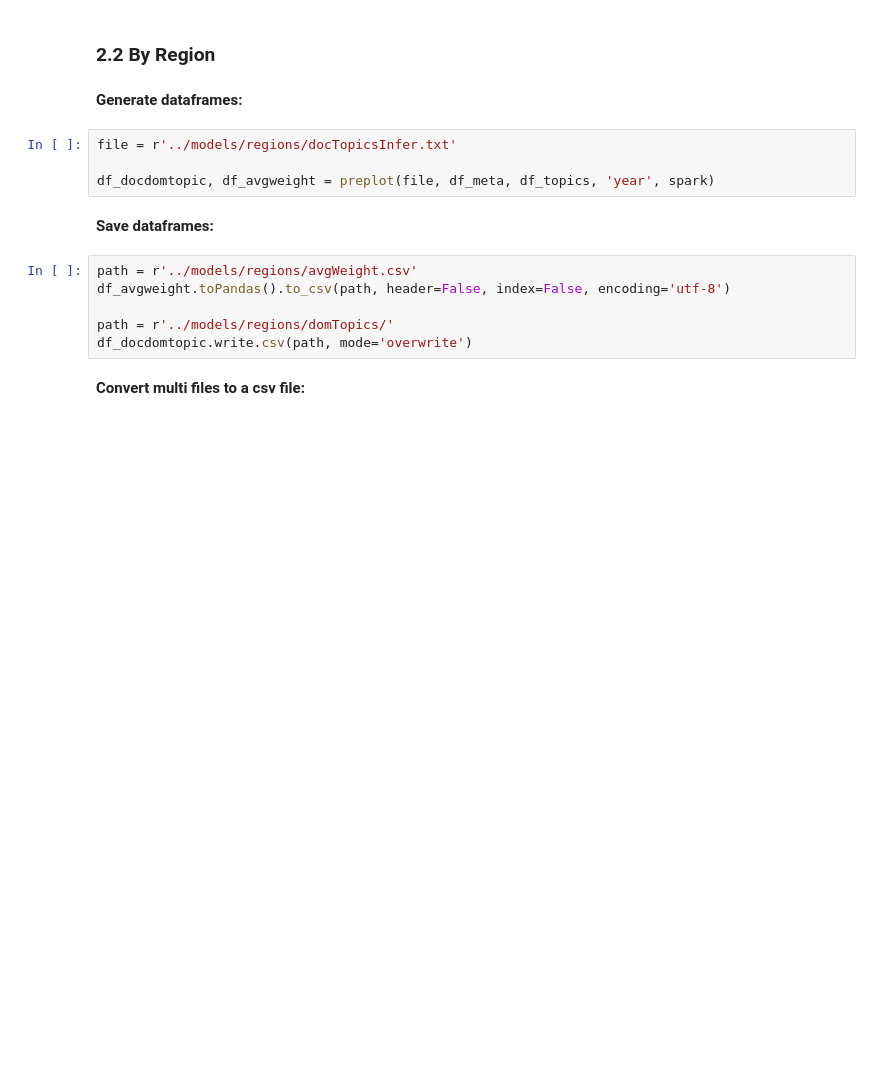
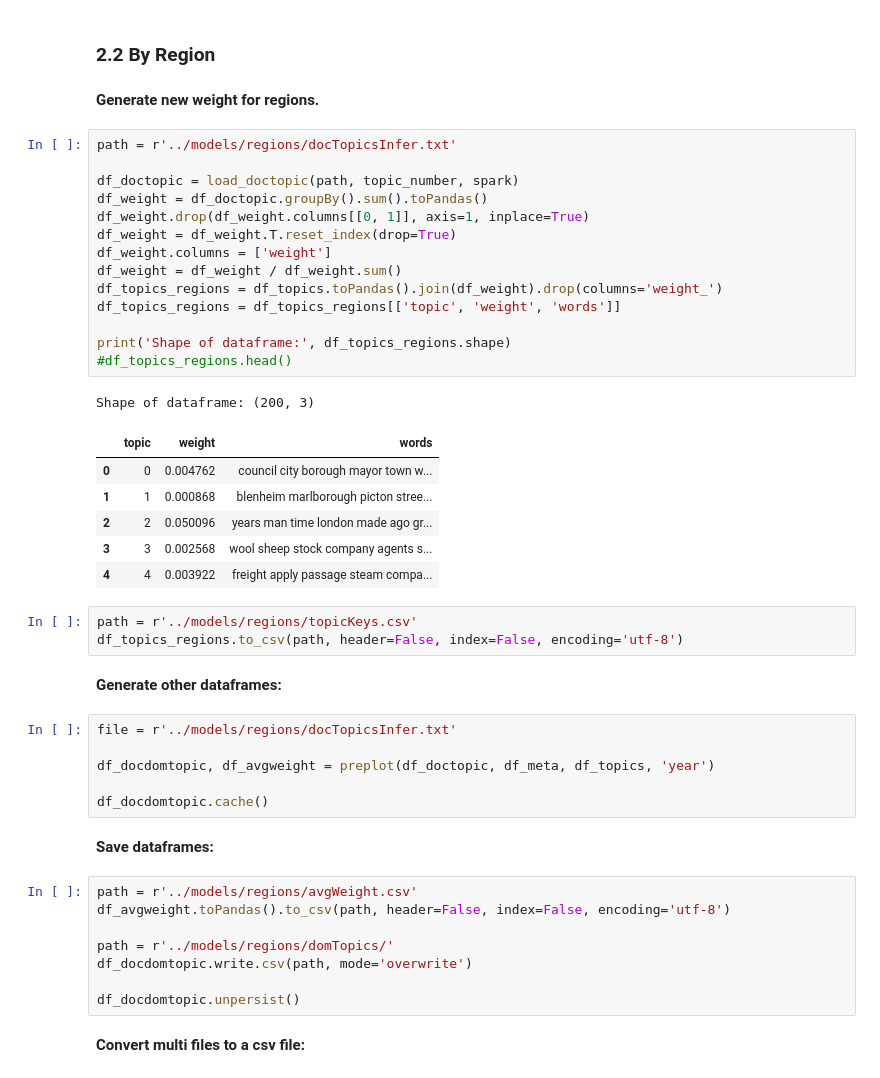
Before and after one commit to xandercai/papers-past-topic-modeling, a Jupyter notebook: 6-analyzing/1-prepare.ipynb, the cells around one changed output. Cells and saved outputs as stored; diff of their text form; blank space fills up the shorter version.

```diff
--- a/6-analyzing/1-prepare.ipynb
+++ b/6-analyzing/1-prepare.ipynb
@@ -308,12 +333,41 @@ mv $1/domTopics.csv $1/../
 rm -rf $1
 # %% [markdown]
 ### 2.2 By Region
+# %% [markdown]
+**Generate new weight for regions.**
+# %%
+path = r'../models/regions/docTopicsInfer.txt'
+
+df_doctopic = load_doctopic(path, topic_number, spark)
+df_weight = df_doctopic.groupBy().sum().toPandas()
+df_weight.drop(df_weight.columns[[0, 1]], axis=1, inplace=True)
+df_weight = df_weight.T.reset_index(drop=True)
+df_weight.columns = ['weight']
+df_weight = df_weight / df_weight.sum()
+df_topics_regions = df_topics.toPandas().join(df_weight).drop(columns='weight_')
+df_topics_regions = df_topics_regions[['topic', 'weight', 'words']]
+
+print('Shape of dataframe:', df_topics_regions.shape)
+#df_topics_regions.head()
+# %% [output]
+Shape of dataframe: (200, 3)
+|  | topic | weight | words |
+| 0 | 0 | 0.004762 | council city borough mayor town w... |
+| 1 | 1 | 0.000868 | blenheim marlborough picton stree... |
+| 2 | 2 | 0.050096 | years man time london made ago gr... |
+| 3 | 3 | 0.002568 | wool sheep stock company agents s... |
+| 4 | 4 | 0.003922 | freight apply passage steam compa... |
+# %%
+path = r'../models/regions/topicKeys.csv'
+df_topics_regions.to_csv(path, header=False, index=False, encoding='utf-8')
 # %% [markdown]
-**Generate dataframes:**
+**Generate other dataframes:**
 # %%
 file = r'../models/regions/docTopicsInfer.txt'
 
-df_docdomtopic, df_avgweight = preplot(file, df_meta, df_topics, 'year', spark)
+df_docdomtopic, df_avgweight = preplot(df_doctopic, df_meta, df_topics, 'year')
+
+df_docdomtopic.cache()
 # %% [markdown]
 **Save dataframes:**
 # %%
@@ -322,6 +376,8 @@ df_avgweight.toPandas().to_csv(path, header=False, index=False, encoding='utf-8'
 
 path = r'../models/regions/domTopics/'
 df_docdomtopic.write.csv(path, mode='overwrite')
+
+df_docdomtopic.unpersist()
 # %% [markdown]
 **Convert multi files to a csv file:**
 # %%
```
Also changed, not shown: parts of 20 cells of this notebook, 6 other files.
